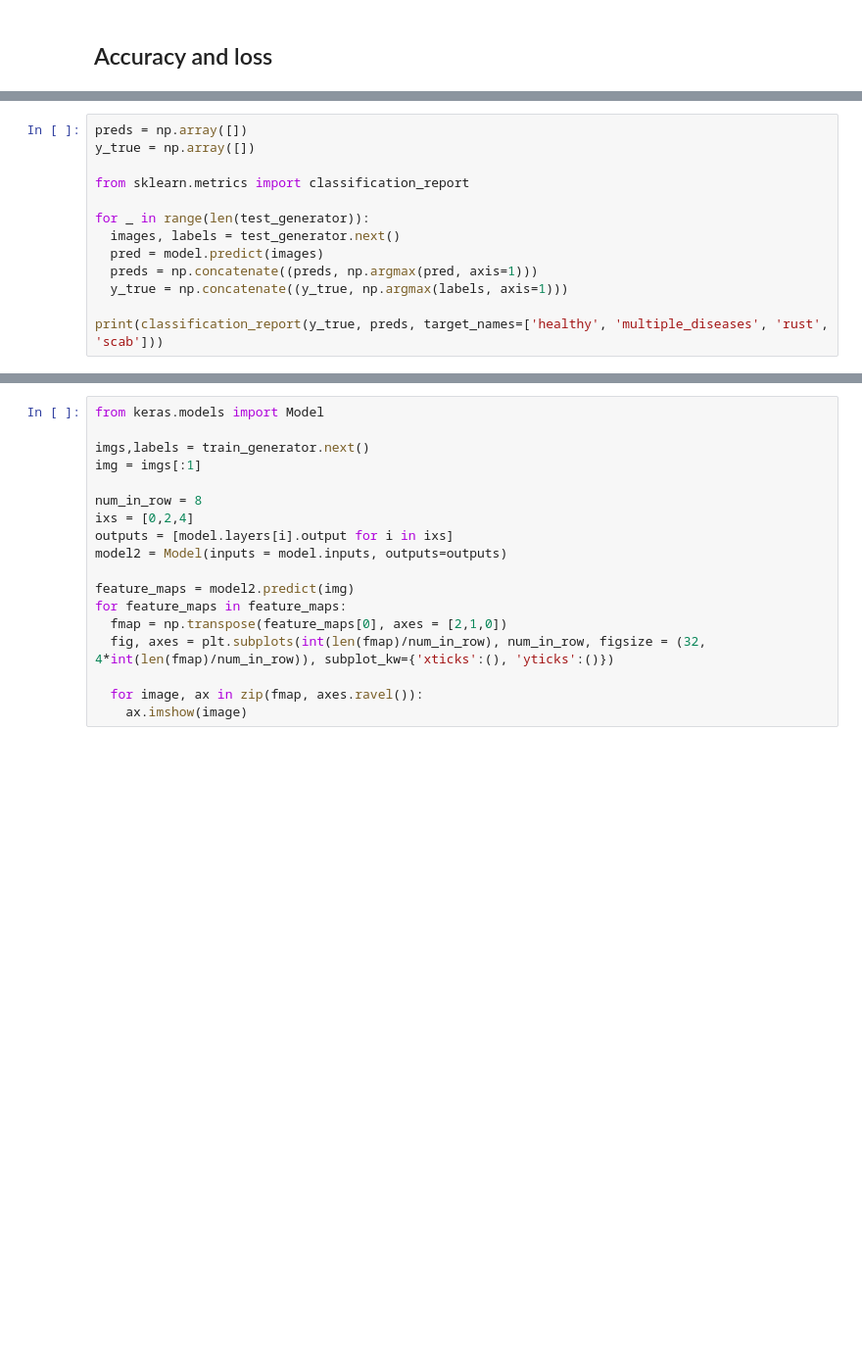
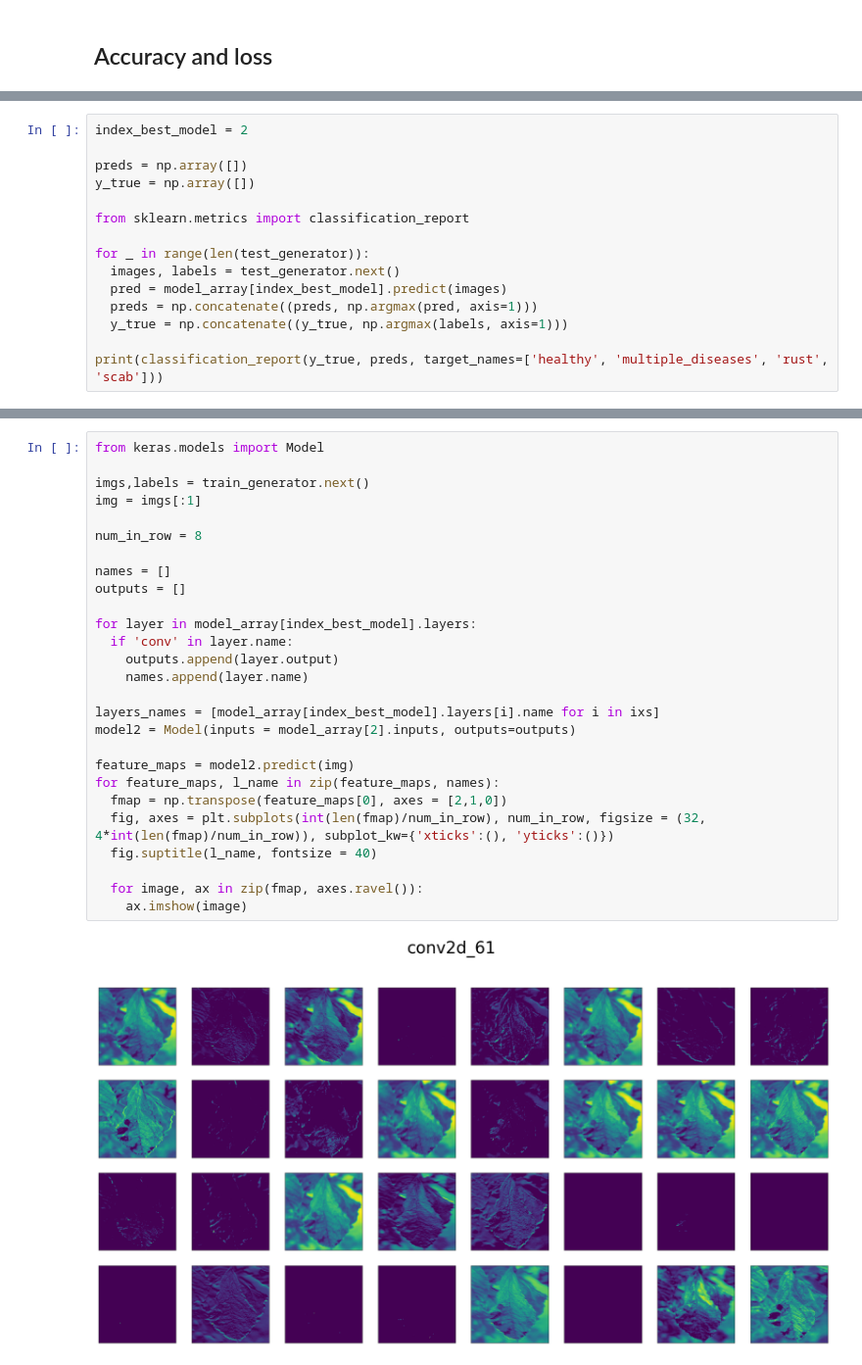
Before and after one commit to ArtemAvanesov/Roonyx-Labs, a Jupyter notebook: 5_colab.ipynb, the cells around one changed output, grey strips where cells are left out. Shown at 98% size. Saved outputs shown, nothing was run; the diff lists cells and outputs as text; blank space fills up the shorter version.

```diff
--- a/5_colab.ipynb
+++ b/5_colab.ipynb
@@ -334,4 +346,6 @@ plt.legend(['Train', 'Test'], loc='upper left')
 # %%
+index_best_model = 2
+
 preds = np.array([])
 y_true = np.array([])
 
@@ -339,7 +353,7 @@ from sklearn.metrics import classification_report
 
 for _ in range(len(test_generator)):
   images, labels = test_generator.next()
-  pred = model.predict(images)
+  pred = model_array[index_best_model].predict(images)
   preds = np.concatenate((preds, np.argmax(pred, axis=1)))
   y_true = np.concatenate((y_true, np.argmax(labels, axis=1)))
 
@@ -360,18 +374,29 @@ multiple_diseases       0.29      0.15      0.20        13
 # %%
 from keras.models import Model
 
 imgs,labels = train_generator.next()
 img = imgs[:1]
 
 num_in_row = 8
-ixs = [0,2,4]
-outputs = [model.layers[i].output for i in ixs]
-model2 = Model(inputs = model.inputs, outputs=outputs)
+
+names = []
+outputs = []
+
+for layer in model_array[index_best_model].layers:
+  if 'conv' in layer.name:
+    outputs.append(layer.output)
+    names.append(layer.name)
+
+layers_names = [model_array[index_best_model].layers[i].name for i in ixs]
+model2 = Model(inputs = model_array[2].inputs, outputs=outputs)
 
 feature_maps = model2.predict(img)
-for feature_maps in feature_maps:
+for feature_maps, l_name in zip(feature_maps, names):
   fmap = np.transpose(feature_maps[0], axes = [2,1,0])
   fig, axes = plt.subplots(int(len(fmap)/num_in_row), num_in_row, figsize = (32, 4*int(len(fmap)/num_in_row)), subplot_kw={'xticks':(), 'yticks':()})
+  fig.suptitle(l_name, fontsize = 40)
 
   for image, ax in zip(fmap, axes.ravel()):
     ax.imshow(image)
+# %% [output]
+[figure, added]
```
Also changed, not shown: parts of 21 cells of this notebook.
